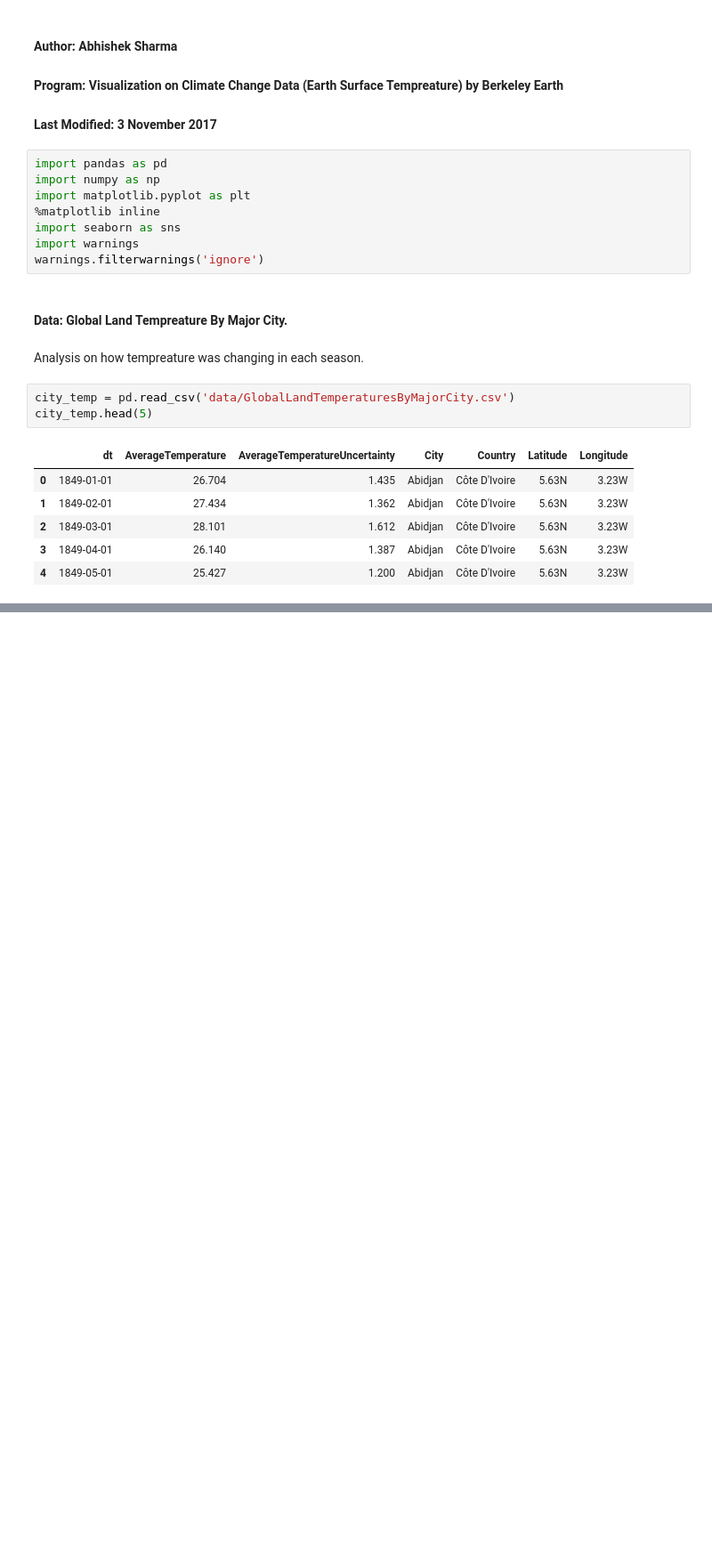
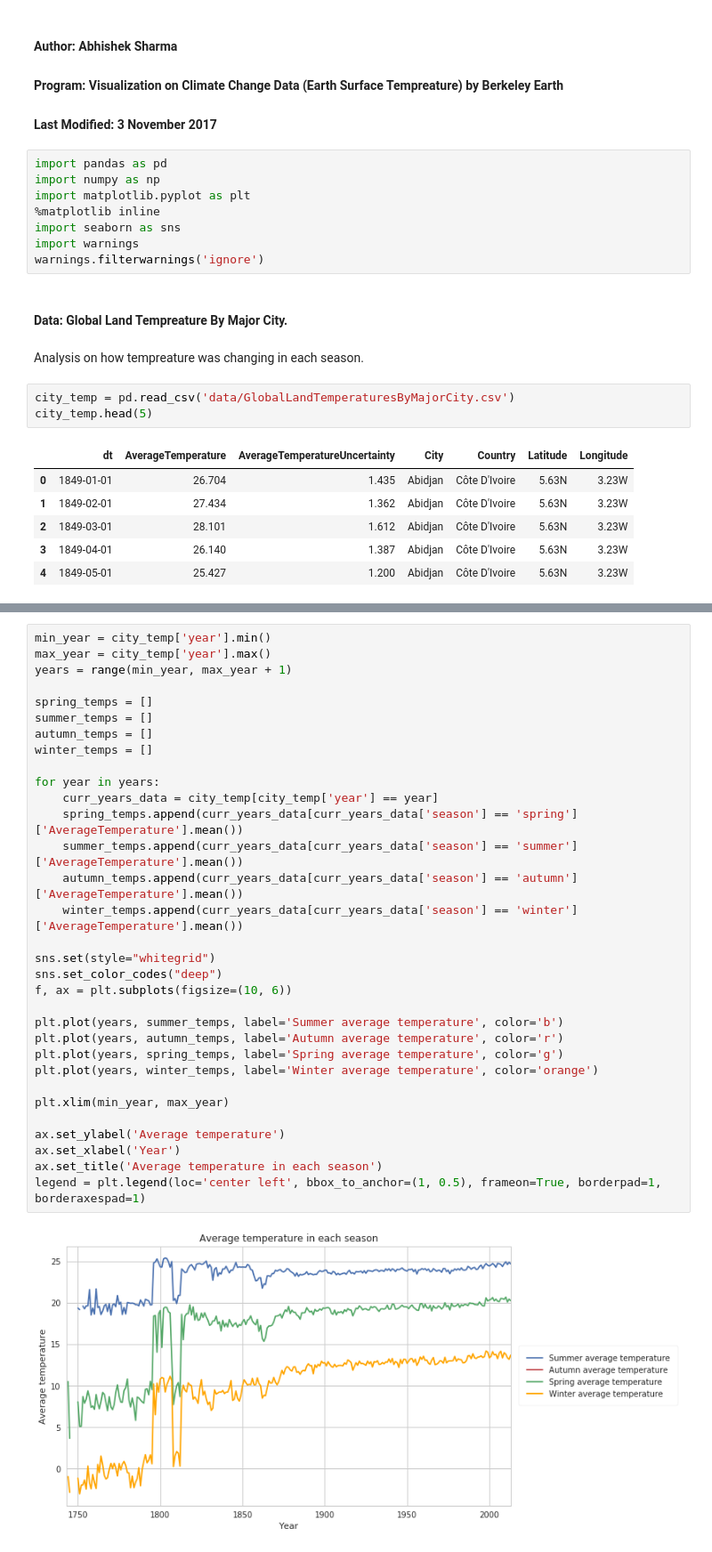
Before and after one commit to abhisharma7/Data-Science, a Jupyter notebook: Climate Change Visualizations .ipynb, the cells around one changed output, grey strips where cells are left out. Shown: that part at 89% size. Drawn from its saved outputs; the diff is of its cells as text; blank space fills up the shorter version.

```diff
--- a/Climate Change Visualizations .ipynb
+++ b/Climate Change Visualizations .ipynb
@@ -42,0 +53,34 @@ city_temp.head(5)
+# %%
+min_year = city_temp['year'].min()
+max_year = city_temp['year'].max()
+years = range(min_year, max_year + 1)
+
+spring_temps = []
+summer_temps = []
+autumn_temps = []
+winter_temps = []
+
+for year in years:
+    curr_years_data = city_temp[city_temp['year'] == year]
+    spring_temps.append(curr_years_data[curr_years_data['season'] == 'spring']['AverageTemperature'].mean())
+    summer_temps.append(curr_years_data[curr_years_data['season'] == 'summer']['AverageTemperature'].mean())
+    autumn_temps.append(curr_years_data[curr_years_data['season'] == 'autumn']['AverageTemperature'].mean())
+    winter_temps.append(curr_years_data[curr_years_data['season'] == 'winter']['AverageTemperature'].mean())
+
+sns.set(style="whitegrid")
+sns.set_color_codes("deep")
+f, ax = plt.subplots(figsize=(10, 6))
+
+plt.plot(years, summer_temps, label='Summer average temperature', color='b')
+plt.plot(years, autumn_temps, label='Autumn average temperature', color='r')
+plt.plot(years, spring_temps, label='Spring average temperature', color='g')
+plt.plot(years, winter_temps, label='Winter average temperature', color='orange')
+
+plt.xlim(min_year, max_year)
+
+ax.set_ylabel('Average temperature')
+ax.set_xlabel('Year')
+ax.set_title('Average temperature in each season')
+legend = plt.legend(loc='center left', bbox_to_anchor=(1, 0.5), frameon=True, borderpad=1, borderaxespad=1)
+# %% [output]
+[figure, added]
```
Also changed, not shown: parts of 1 cell of this notebook.
